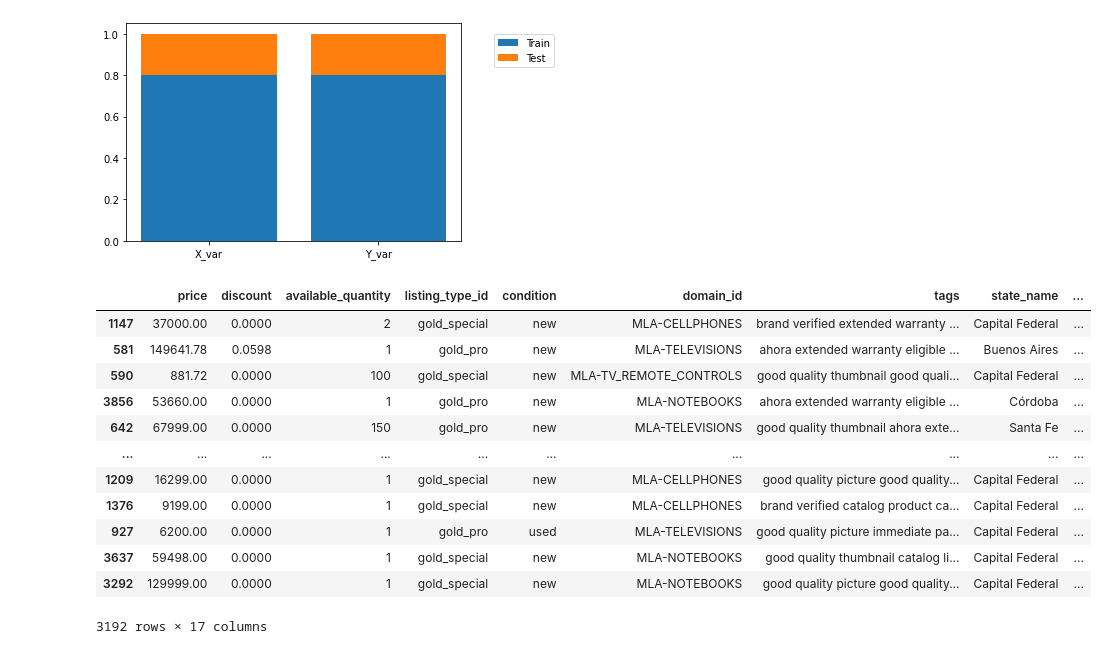
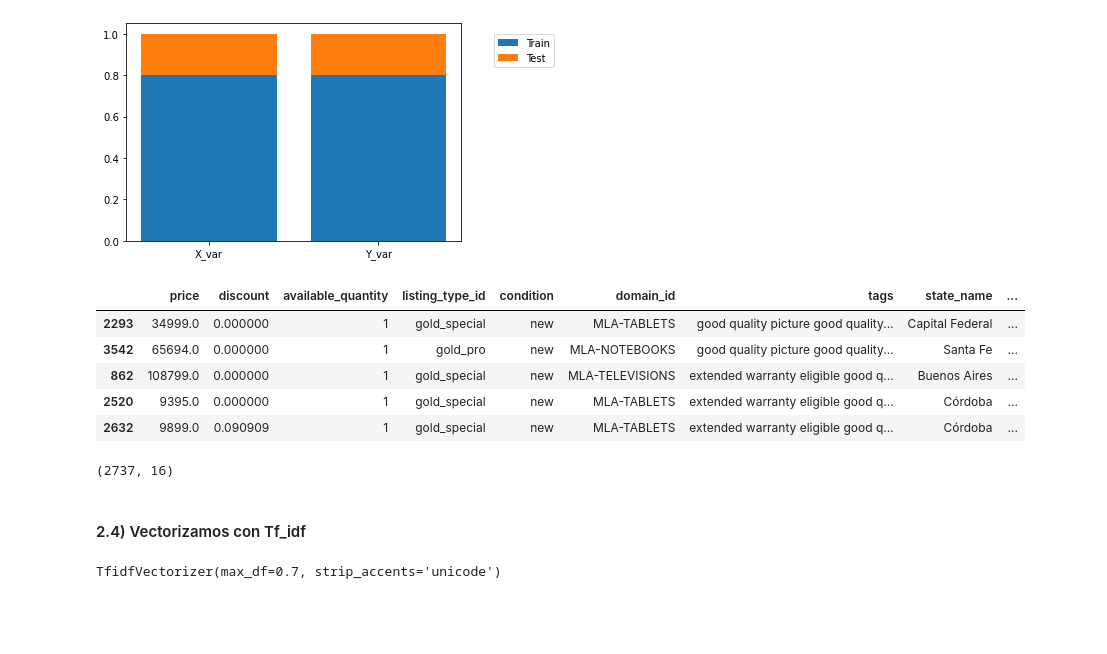
Before and after one commit to Mattzvl/EDA_API_ML, a Jupyter notebook: EDA_API_MELI_partII.ipynb, the cells around one changed output. Drawn from its saved outputs; the diff is of its cells as text; code cells hidden in the pictures; blank space fills up the shorter version.

```diff
--- a/EDA_API_MELI_partII.ipynb
+++ b/EDA_API_MELI_partII.ipynb
@@ -519,7 +526,8 @@ Index(['title', 'price', 'prices', 'available_quantity', 'sold_quantity',
 * *negative, positive, neutral* las 3 suman 1 por lo tanto solo podria considerar 2
 # %%
 data_m = data_clean3[['price','discount','available_quantity', 'sold_quantity','listing_type_id', 'condition','domain_id',\
-                     'tags','state_name','city_name','power_seller_status','level_id','registration_date','ranking_success',\
+                     'tags','state_name','city_name','power_seller_status','level_id','ranking_success',\
+                      #'registration_date',\
                       'negative','positive','free_shipping','store_pick_up']]
 data_m
 # %% [output]
@@ -640,3 +648,6 @@ print('La palabra que no reconoce es precisamente "{}"'.format(wrong_words[0]))
 La palabra que no reconoce es precisamente "ahora"
 # %% [markdown]
 La palabra que en los tags no corresponde debido al idioma elegido en la funcion anterior es "Ahora" que corresponde al tag: *Ahora-12*.
+# %%
+# me aseguro de no conservar datos nulos en los registros
+data_m.dropna(inplace = True)
@@ -652,0 +700,6 @@ El data set obtenido de los *results* de la consulta existen ciertos campos refe
+# %%
+data_m['free_shipping']=data_m['free_shipping'].astype('category')
+data_m['store_pick_up']=data_m['store_pick_up'].astype('category')
+# %%
+data_m['free_shipping']=data_m['free_shipping'].apply(lambda x: 1 if x == 'True' else 0)
+data_m['store_pick_up']=data_m['store_pick_up'].apply(lambda x: 1 if x == 'True' else 0)
@@ -668,18 +743,24 @@ ax.legend(loc = (1.1,0.8))
 <matplotlib.legend.Legend at 0x...>
 [figure]
 # %%
-X_train
+X_train.head()
 # %% [output]
 |  | price | discount | available_quantity | listing_type_id | condition | domain_id | tags | state_name | ... |
-| 1147 | 37000.00 | 0.0000 | 2 | gold_special | new | MLA-CELLPHONES | brand verified extended warranty ... | Capital Federal | ... |
-| 581 | 149641.78 | 0.0598 | 1 | gold_pro | new | MLA-TELEVISIONS | ahora extended warranty eligible ... | Buenos Aires | ... |
-| 590 | 881.72 | 0.0000 | 100 | gold_special | new | MLA-TV_REMOTE_CONTROLS | good quality thumbnail good quali... | Capital Federal | ... |
-| 3856 | 53660.00 | 0.0000 | 1 | gold_pro | new | MLA-NOTEBOOKS | ahora extended warranty eligible ... | Córdoba | ... |
-| 642 | 67999.00 | 0.0000 | 150 | gold_pro | new | MLA-TELEVISIONS | good quality thumbnail ahora exte... | Santa Fe | ... |
-| ... | ... | ... | ... | ... | ... | ... | ... | ... | ... |
-| 1209 | 16299.00 | 0.0000 | 1 | gold_special | new | MLA-CELLPHONES | good quality picture good quality... | Capital Federal | ... |
-| 1376 | 9199.00 | 0.0000 | 1 | gold_special | new | MLA-CELLPHONES | brand verified catalog product ca... | Capital Federal | ... |
-| 927 | 6200.00 | 0.0000 | 1 | gold_pro | used | MLA-TELEVISIONS | good quality picture immediate pa... | Capital Federal | ... |
-| 3637 | 59498.00 | 0.0000 | 1 | gold_special | new | MLA-NOTEBOOKS | good quality thumbnail catalog li... | Capital Federal | ... |
-| 3292 | 129999.00 | 0.0000 | 1 | gold_special | new | MLA-NOTEBOOKS | good quality picture good quality... | Capital Federal | ... |
+| 2293 | 34999.0 | 0.000000 | 1 | gold_special | new | MLA-TABLETS | good quality picture good quality... | Capital Federal | ... |
+| 3542 | 65694.0 | 0.000000 | 1 | gold_pro | new | MLA-NOTEBOOKS | good quality picture good quality... | Santa Fe | ... |
+| 862 | 108799.0 | 0.000000 | 1 | gold_special | new | MLA-TELEVISIONS | extended warranty eligible good q... | Buenos Aires | ... |
+| 2520 | 9395.0 | 0.000000 | 1 | gold_special | new | MLA-TABLETS | extended warranty eligible good q... | Córdoba | ... |
+| 2632 | 9899.0 | 0.090909 | 1 | gold_special | new | MLA-TABLETS | extended warranty eligible good q... | Córdoba | ... |
-3192 rows × 17 columns
+# %%
+X_train.shape
+# %% [output]
+(2737, 16)
+# %% [markdown]
+<a id="2.3"></a>
+#### 2.4) Vectorizamos con Tf_idf
+# %%
+# stop_words=stop_words_m  no voy a sacar el ahora 12
+vectorizer=TfidfVectorizer(lowercase=True,strip_accents='unicode',max_df=0.7)
+vectorizer.fit(X_train['tags'])
+# %% [output]
+TfidfVectorizer(max_df=0.7, strip_accents='unicode')
```
Also changed, not shown: parts of 79 cells of this notebook.
